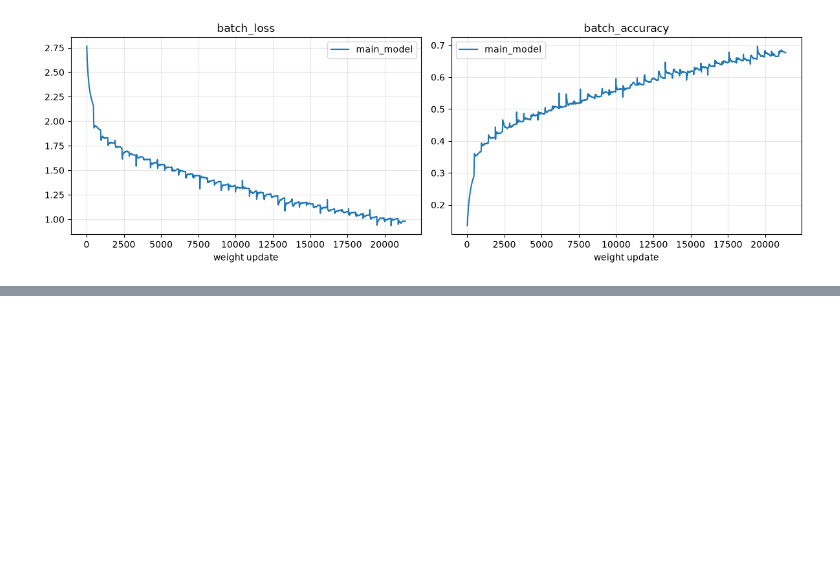
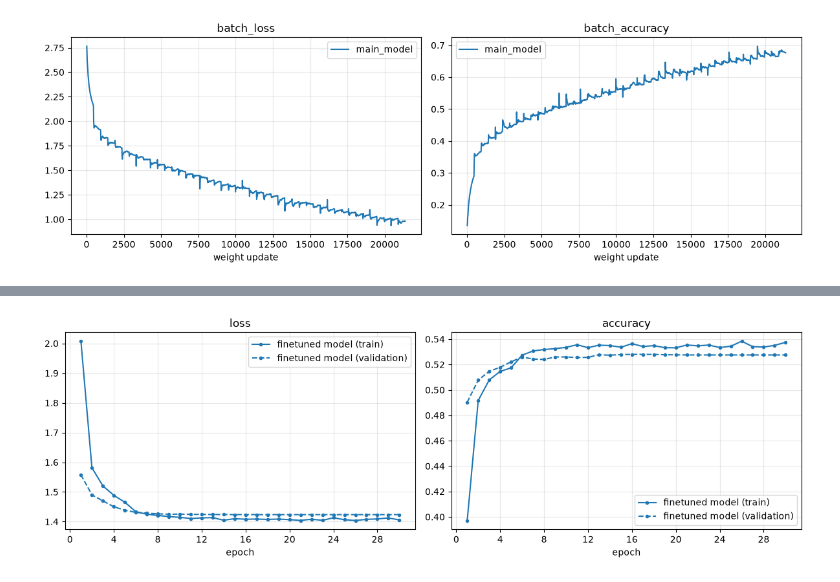
Before and after one commit to plofski/dl_spotify, a Jupyter notebook: dl_indie.ipynb, the cells around one changed output, grey strips where cells are left out. Cells and saved outputs as stored; diff of their text form; code cells hidden in the pictures; blank space fills up the shorter version.

```diff
--- a/dl_indie.ipynb
+++ b/dl_indie.ipynb
@@ -787,9 +814,9 @@ import os
 from PIL import Image
 from tqdm.auto import tqdm
 from torchvision import transforms
-images_path = "/media/plofski/Windows/deepl/images/covers"
-audio_path = "/media/plofski/Windows/deepl/audio/samples"
-cache_path = "/media/plofski/Windows/deepl/audio/cache"
+images_path = "./images/covers"
+audio_path = "./audio/samples"
+cache_path = "./audio/cache"
 
 df = df.with_columns(
     pl.col("genre").cast(pl.Categorical).to_physical().alias("genre_id")
@@ -1670,0 +1914,10 @@ RuntimeError: Expected 2D (unbatched) or 3D (batched) input to conv1d, but got i
+# %%
+finetuningModel = YAMNetClassifier(18)  # jouw modelarchitectuur
+
+# Load weights
+finetuningModel.load_state_dict(
+    torch.load("./eerste_model(1).pt", map_location="cpu", weights_only=True)
+)
+
+# Set evaluation mode
+finetuningModel.eval()
@@ -1670,0 +1926,9 @@ RuntimeError: Expected 2D (unbatched) or 3D (batched) input to conv1d, but got i
+# %%
+optimizer = torch.optim.Adam(
+    finetuningModel.parameters(),
+    lr=0.0005
+)
+scheduler = torch.optim.lr_scheduler.StepLR(optimizer, step_size=5, gamma=0.1)
+
+history=fit(finetuningModel, train_dl_finetuning, optimizer, loss_fn, 30, val_loader=val_dl_finetuning,
+        log_every=15, scheduler=scheduler, patience=5)
@@ -1670,0 +1957,4 @@ RuntimeError: Expected 2D (unbatched) or 3D (batched) input to conv1d, but got i
+# %%
+plot_history({"finetuned model":history}, metrics=('loss', 'accuracy'))
+# %% [output]
+[figure, added]
```
Also changed, not shown: parts of 37 cells of this notebook, 3 other files.
